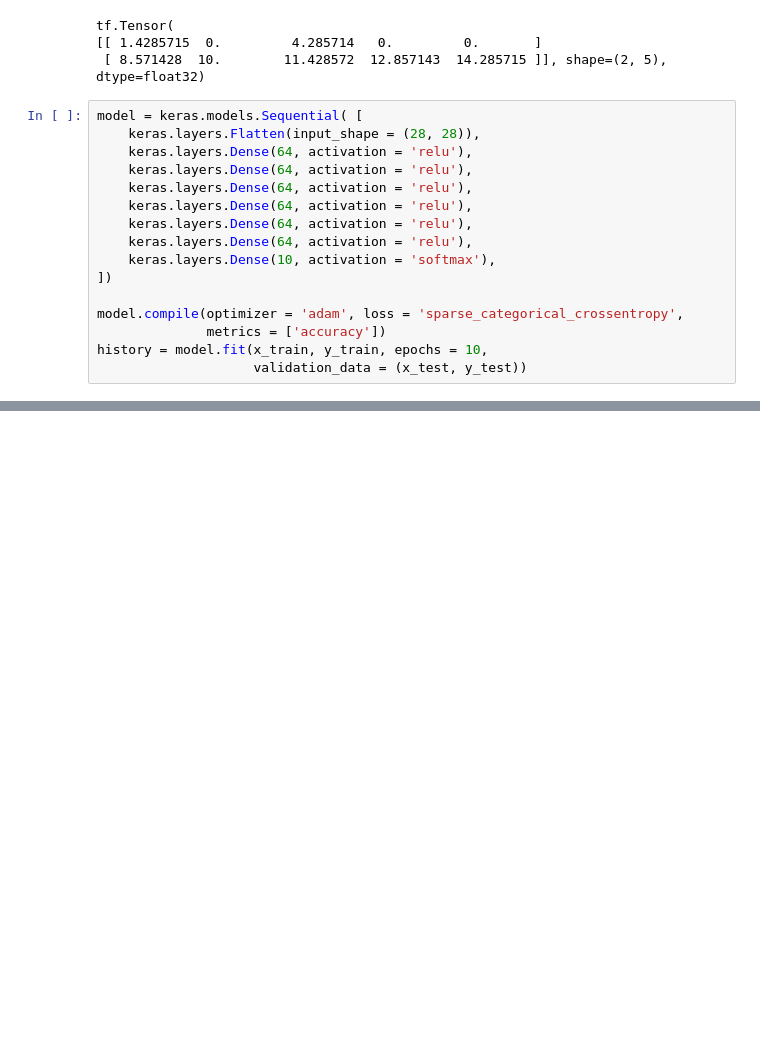
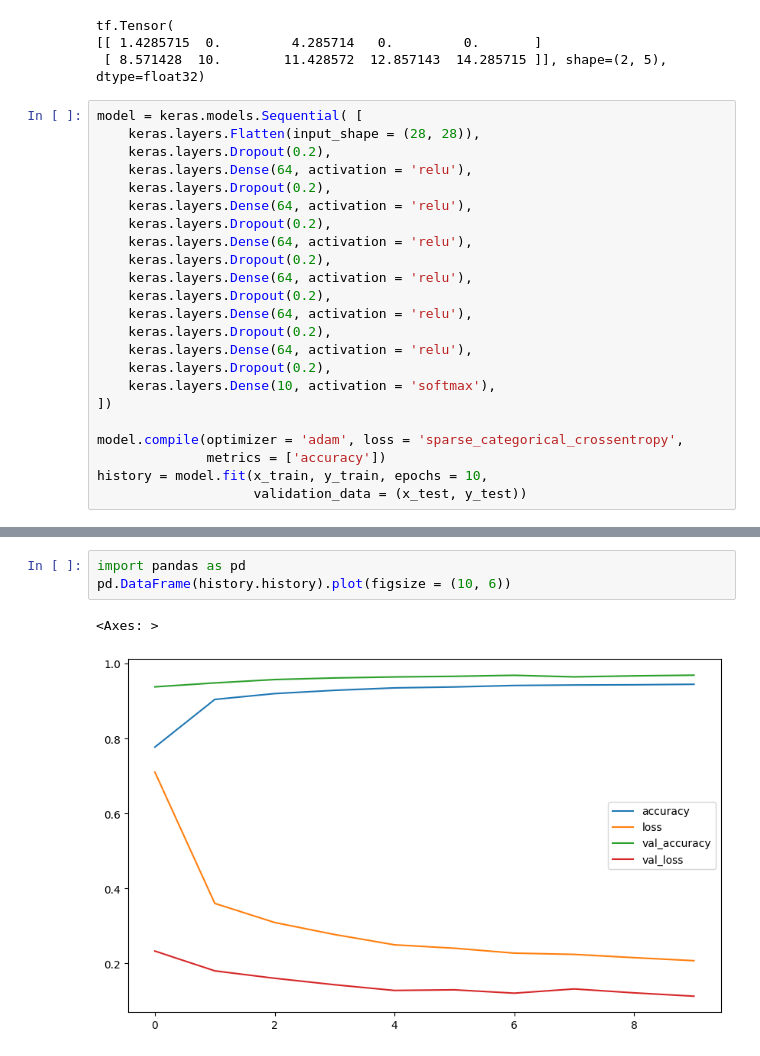
Before and after one commit to Choiwanwoo-03/MachineLearning_CodePractice, a Jupyter notebook: MNIST.ipynb, the cells around one changed output, grey strips where cells are left out. Drawn from its saved outputs; the diff is of its cells as text; blank space fills up the shorter version.

```diff
--- a/MNIST.ipynb
+++ b/MNIST.ipynb
@@ -280,12 +280,19 @@ tf.Tensor(
 # %%
 model = keras.models.Sequential( [
     keras.layers.Flatten(input_shape = (28, 28)),
+    keras.layers.Dropout(0.2),
     keras.layers.Dense(64, activation = 'relu'),
+    keras.layers.Dropout(0.2),
     keras.layers.Dense(64, activation = 'relu'),
+    keras.layers.Dropout(0.2),
     keras.layers.Dense(64, activation = 'relu'),
+    keras.layers.Dropout(0.2),
     keras.layers.Dense(64, activation = 'relu'),
+    keras.layers.Dropout(0.2),
     keras.layers.Dense(64, activation = 'relu'),
+    keras.layers.Dropout(0.2),
     keras.layers.Dense(64, activation = 'relu'),
+    keras.layers.Dropout(0.2),
     keras.layers.Dense(10, activation = 'softmax'),
 ])
 
@@ -295,0 +324,6 @@ history = model.fit(x_train, y_train, epochs = 10,
+# %%
+import pandas as pd
+pd.DataFrame(history.history).plot(figsize = (10, 6))
+# %% [output]
+<Axes: >
+[figure, added]
```
Also changed, not shown: parts of 1 cell of this notebook.
